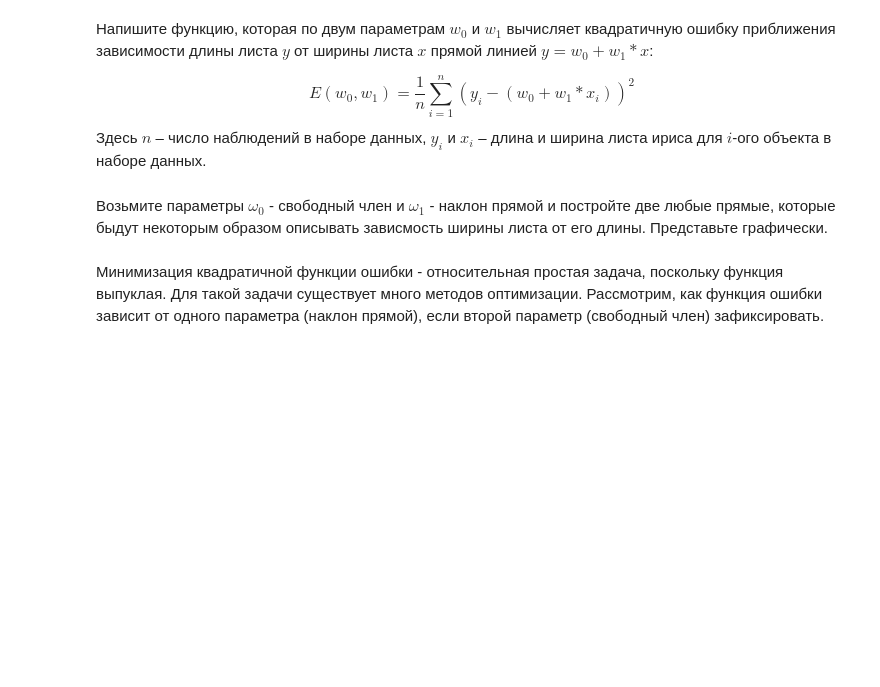
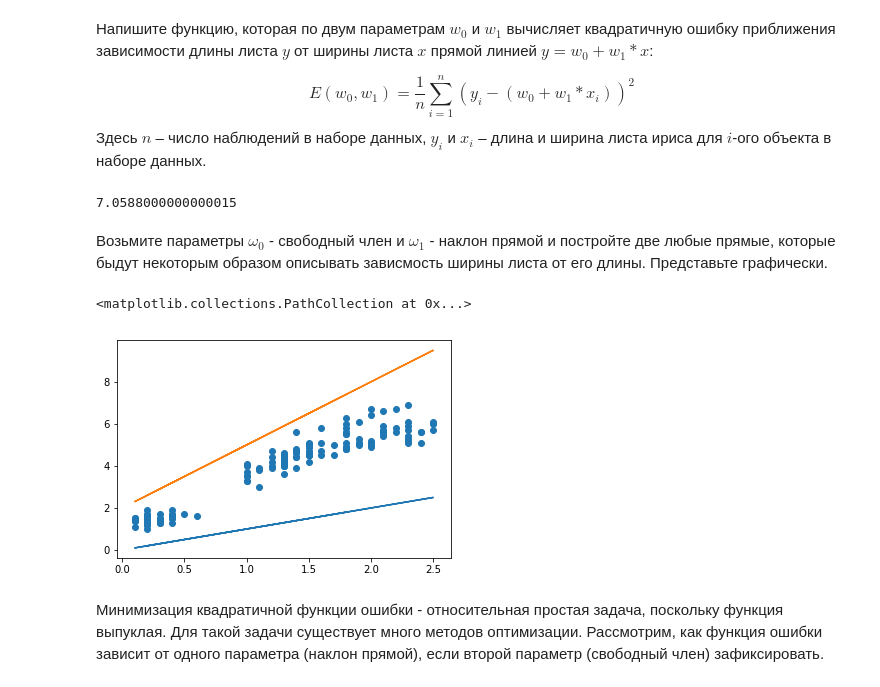
Before and after one commit to Norrica/ml_course, a Jupyter notebook: practics/lab2_linear_regression/lab_linear_regression_ready.ipynb, the cells around one changed output. Saved outputs shown, nothing was run; the diff lists cells and outputs as text; code cells hidden in the pictures; blank space fills up the shorter version.

```diff
--- a/practics/lab2_linear_regression/lab_linear_regression_ready.ipynb
+++ b/practics/lab2_linear_regression/lab_linear_regression_ready.ipynb
@@ -23,9 +23,13 @@ $$E(w_0, w_1) = \frac{1}{n}\sum_{i=1}^n {(y_i - (w_0 + w_1 * x_i))}^2 $$ Зде
 # %%
 def square_error(w0, w1):
     e = 0
-    for i,j in x,y:
+    for i,j in zip(x,y):
         e+=(j-(w0+w1+i))**2
     e/=len(x)
     return e
+
+square_error(2,3)
+# %% [output]
+7.0588000000000015
 # %% [markdown]
 Возьмите параметры $\omega_0$ - свободный член и $\omega_1$ - наклон прямой и постройте две любые прямые, которые быдут некоторым образом описывать зависмость ширины листа от его длины. Представьте графически.
@@ -36,3 +36,11 @@ lineFunc = lambda x, w0, w1: w0 + w1 * x
+# %%
+lineFunc = lambda x, w0, w1: w0 + w1 * x
+plt.plot(x,lineFunc(x, 0,1))
+plt.plot(x,lineFunc(x, 2,3))
+plt.scatter(x, y)
+# %% [output]
+<matplotlib.collections.PathCollection at 0x...>
+[figure, added]
 # %% [markdown]
 Минимизация квадратичной функции ошибки - относительная простая задача, поскольку функция выпуклая. Для такой задачи существует много методов оптимизации. Рассмотрим, как функция ошибки зависит от одного параметра (наклон прямой), если второй параметр (свободный член) зафиксировать.
 # %% [markdown]
```
Also changed, not shown: parts of 11 cells of this notebook.
